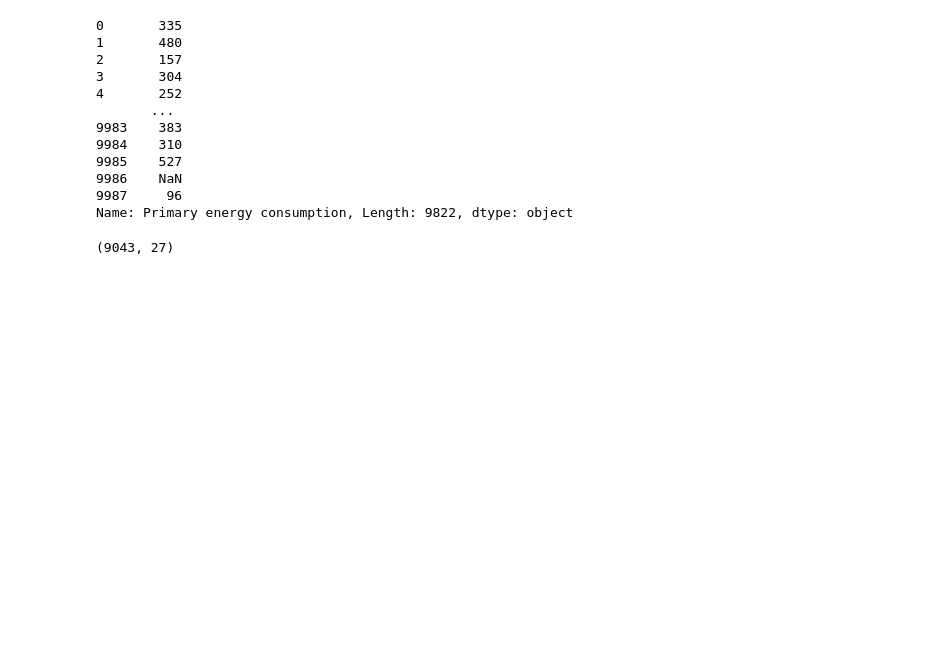
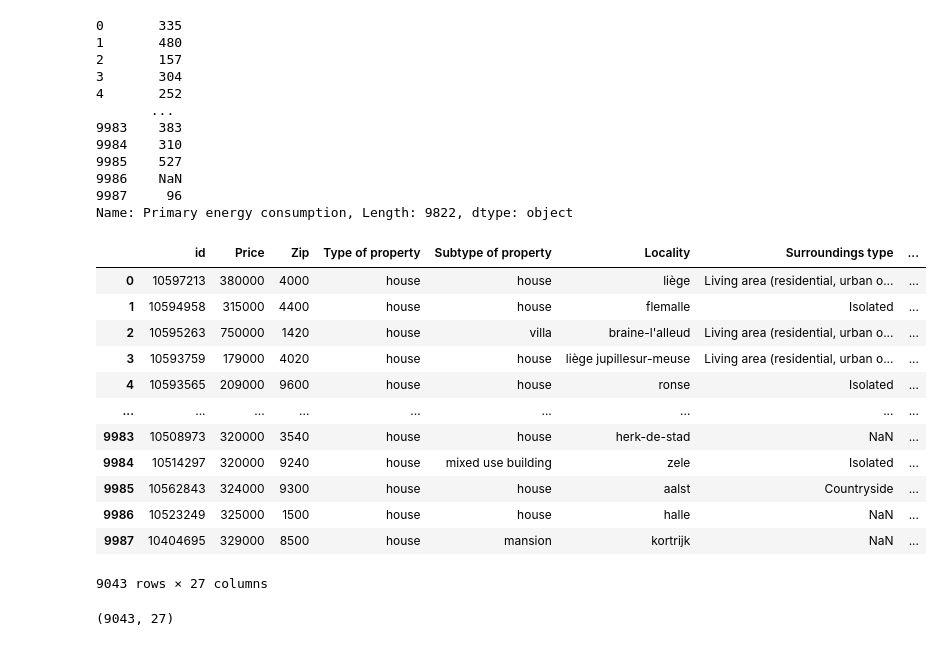
Before and after one commit to Ta-DevSark/challenge-regression, a Jupyter notebook: melike_final.ipynb, the cells around one changed output. Saved outputs shown, nothing was run; the diff lists cells and outputs as text; code cells hidden in the pictures; blank space fills up the shorter version.

```diff
--- a/melike_final.ipynb
+++ b/melike_final.ipynb
@@ -177,6 +176,22 @@ df = df.loc[:, ~df.columns.isin(['Fully equipped kitchen','Building condition'])
 # %%
 df = df.drop(df[df["Living area"].isna()].index)
 df = df.drop(df[df["Surface of the land"].isna()].index)
+# %%
+df
+# %% [output]
+|  | id | Price | Zip | Type of property | Subtype of property | Locality | Surroundings type | ... |
+| 0 | 10597213 | 380000 | 4000 | house | house | liège | Living area (residential, urban o... | ... |
+| 1 | 10594958 | 315000 | 4400 | house | house | flemalle | Isolated | ... |
+| 2 | 10595263 | 750000 | 1420 | house | villa | braine-l'alleud | Living area (residential, urban o... | ... |
+| 3 | 10593759 | 179000 | 4020 | house | house | liège jupillesur-meuse | Living area (residential, urban o... | ... |
+| 4 | 10593565 | 209000 | 9600 | house | house | ronse | Isolated | ... |
+| ... | ... | ... | ... | ... | ... | ... | ... | ... |
+| 9983 | 10508973 | 320000 | 3540 | house | house | herk-de-stad | NaN | ... |
+| 9984 | 10514297 | 320000 | 9240 | house | mixed use building | zele | Isolated | ... |
+| 9985 | 10562843 | 324000 | 9300 | house | house | aalst | Countryside | ... |
+| 9986 | 10523249 | 325000 | 1500 | house | house | halle | NaN | ... |
+| 9987 | 10404695 | 329000 | 8500 | house | mansion | kortrijk | NaN | ... |
+9043 rows × 27 columns
 # %%
 conditions = [
     (df["Covered parking spaces"].notna()) & (df["Outdoor parking spaces"].notna()),
```
Also changed, not shown: parts of 5 cells of this notebook, 2 other files.
